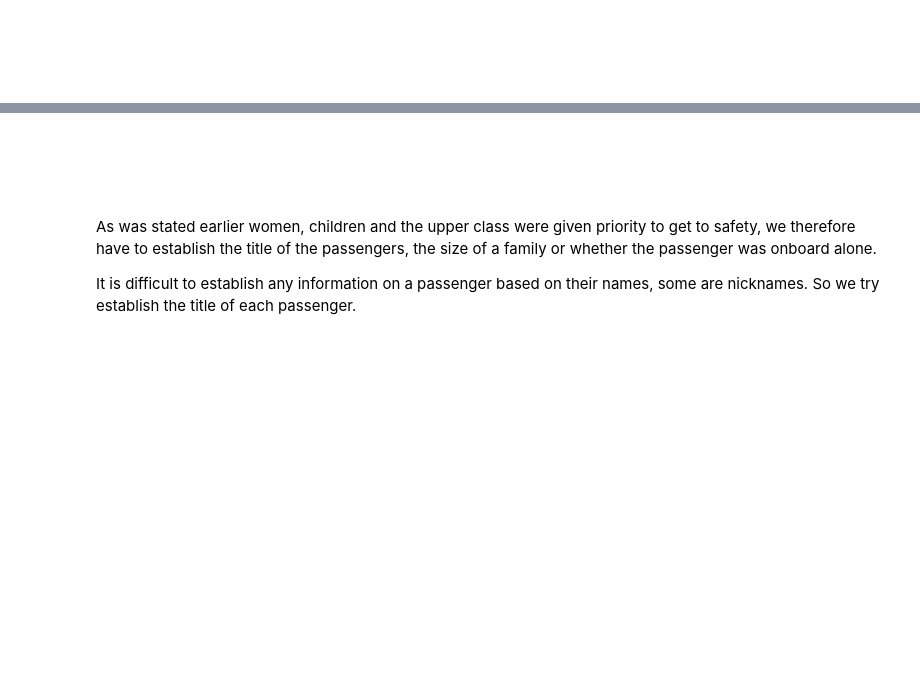
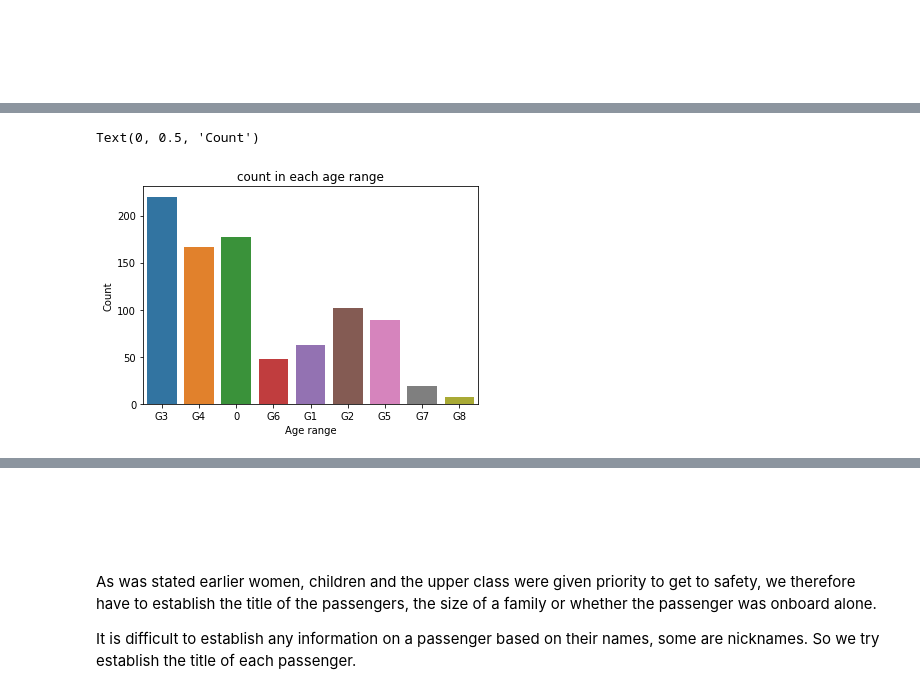
Before and after one commit to Eswa2020/Supervised-learning-using-KNN-and-Naives-Bayes-Classifier, a Jupyter notebook: Moringa_Data_Science_Core_W9_Independent_Project_2020_Esther_Waiaimu_Python_KNN_notebook.ipynb, the cells around one changed output, grey strips where cells are left out. Saved outputs shown, nothing was run; the diff lists cells and outputs as text; code cells hidden in the pictures; blank space fills up the shorter version.

```diff
--- a/Moringa_Data_Science_Core_W9_Independent_Project_2020_Esther_Waiaimu_Python_KNN_notebook.ipynb
+++ b/Moringa_Data_Science_Core_W9_Independent_Project_2020_Esther_Waiaimu_Python_KNN_notebook.ipynb
@@ -483,0 +537,24 @@ plt.show()
+# %%
+#lets do splitting age into  age groups
+conditions = [
+    ((data.Age >= 0) & (data.Age <= 9)),
+    ((data.Age >= 10) & (data.Age <= 19)),
+    ((data.Age >= 20) & (data.Age <= 29)),
+    ((data.Age >= 30) & (data.Age <= 39)),
+    ((data.Age >= 40) & (data.Age <= 49)),
+    ((data.Age >= 50) & (data.Age <= 59)),
+    ((data.Age >= 60) & (data.Age <= 69)),
+    ((data.Age >= 70) & (data.Age <= 80))
+]
+choices = ['G1', 'G2', 'G3', 'G4', 'G5', 'G6', 'G7', 'G8']
+#create a column that stores our new data
+data['age_range'] = np.select(conditions, choices)
+# %%
+#check the count in the age range
+sns.countplot(x='age_range',data = data)
+plt.title('count in each age range')
+plt.xlabel('Age range')
+plt.ylabel('Count')
+# %% [output]
+Text(0, 0.5, 'Count')
+[figure, added]
```
Also changed, not shown: parts of 25 cells of this notebook.
